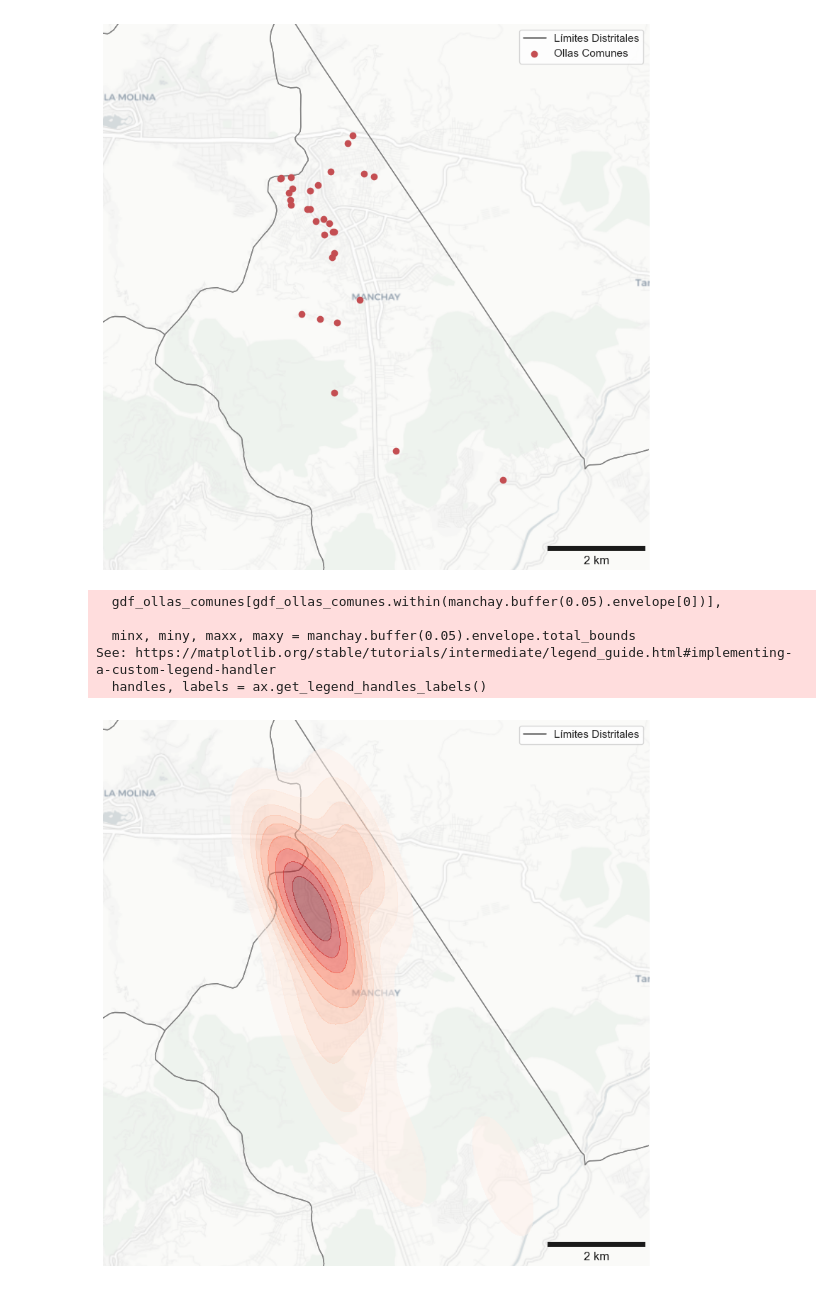
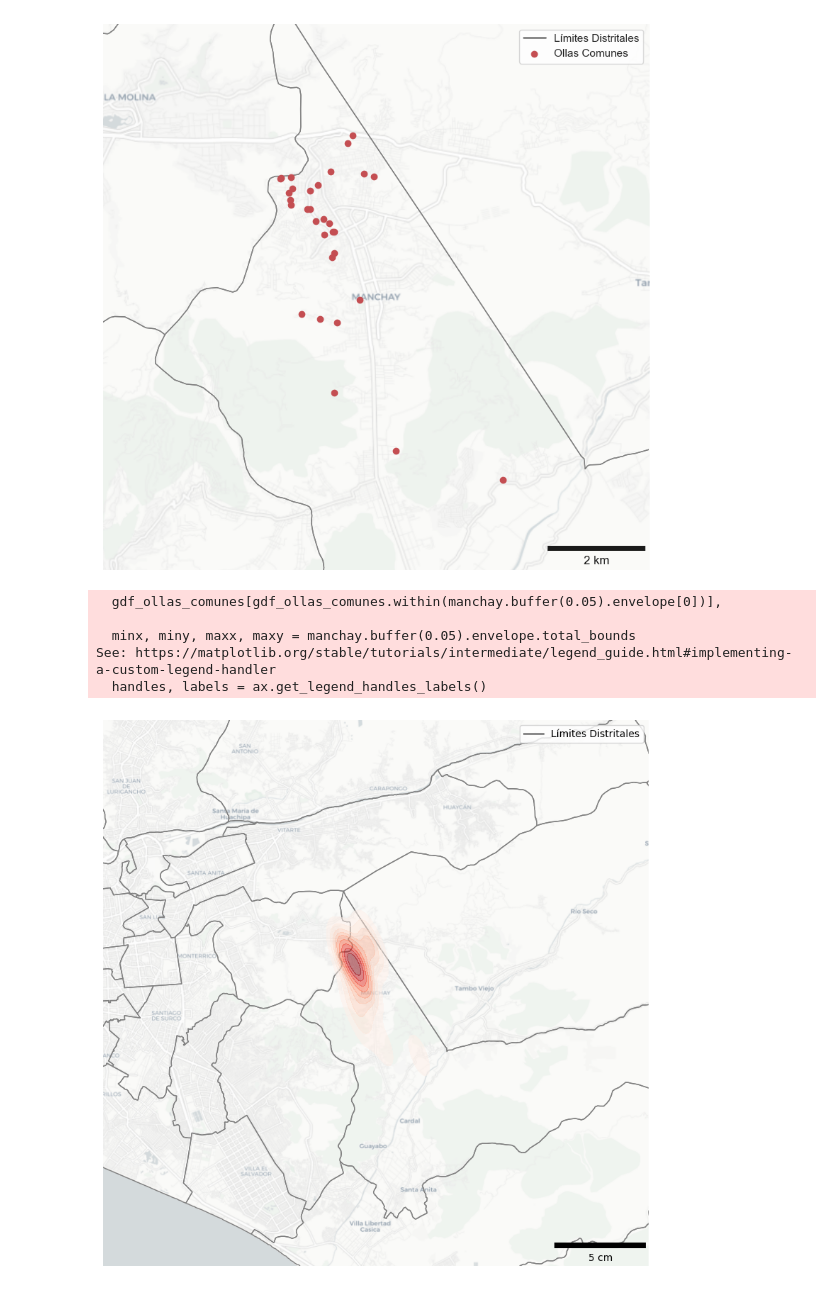
Before and after one commit to Claudio9701/proyecto-foodhub-lima, a Jupyter notebook: OllasComunesMaps.ipynb, the cells around one changed output. Saved outputs shown, nothing was run; the diff lists cells and outputs as text; code cells hidden in the pictures.

```diff
--- a/OllasComunesMaps.ipynb
+++ b/OllasComunesMaps.ipynb
@@ -48,5 +54,7 @@ gdf_ollas_comunes.plot()
 # %%
-lima_distritos = gpd.read_file("https://storage.googleapis.com/up_public_geodata/admin_bounds/peru/districts.zip")
+lima_distritos = gpd.read_file(
+    "https://storage.googleapis.com/up_public_geodata/admin_bounds/peru/districts.zip"
+)
 # %%
 lima_distritos.head()
 # %% [output]
@@ -66,3 +75,6 @@ KeyboardInterrupt:
+# %%
+MARGIN = 0.1
+distance_meters = Point(-74.3764, -9.1429).distance(Point(-75.3764, -9.1429))
 # %%
 ax = lima_distritos.plot(
     facecolor="none",
@@ -84,7 +96,9 @@ ax.set_xlim(minx - margins, maxx + margins)
 ax.set_ylim(miny - margins, maxy + margins)
 
 ax.set_axis_off()
-cx.add_basemap(ax=ax, source=cx.providers.CartoDB.Positron, crs="EPSG:4326", attribution="")
+cx.add_basemap(
+    ax=ax, source=cx.providers.CartoDB.Positron, crs="EPSG:4326", attribution=""
+)
 
 # Add label of the urbanization to the legend
 handles, labels = ax.get_legend_handles_labels()
@@ -125,7 +158,9 @@ ax.set_xlim(minx - margins, maxx + margins)
 ax.set_ylim(miny - margins, maxy + margins)
 
 ax.set_axis_off()
-cx.add_basemap(ax=ax, source=cx.providers.CartoDB.Positron, crs="EPSG:4326", attribution="")
+cx.add_basemap(
+    ax=ax, source=cx.providers.CartoDB.Positron, crs="EPSG:4326", attribution=""
+)
 
 # Add label of the urbanization to the legend
 handles, labels = ax.get_legend_handles_labels()
@@ -162,32 +197,34 @@ gplt.kdeplot(
     alpha=0.5,
     thresh=0.05,  # cbar=True, cbar_ax=cax,
 )
 
 minx, miny, maxx, maxy = manchay.buffer(0.05).envelope.total_bounds
 margins = MARGIN
 ax.set_xlim(minx - margins, maxx + margins)
 ax.set_ylim(miny - margins, maxy + margins)
 
 ax.set_axis_off()
-cx.add_basemap(ax=ax, source=cx.providers.CartoDB.Positron, crs="EPSG:4326", attribution="")
+cx.add_basemap(
+    ax=ax, source=cx.providers.CartoDB.Positron, crs="EPSG:4326", attribution=""
+)
 
 # Add label of the urbanization to the legend
 handles, labels = ax.get_legend_handles_labels()
 handles.insert(0, Line2D([0], [0], color="gray", lw=2, label="Límites Distritales"))
 labels.insert(0, "Límites Distritales")
 plt.legend(handles=handles, labels=labels, loc="upper right")
 
 ax.add_artist(ScaleBar(distance_meters, location="lower right", box_alpha=0))
 
 plt.savefig(
     "outputs/producto_3/maps/ollas_comunes_zoomed_heatmap.png",
     dpi=300,
     bbox_inches="tight",
 )
 # %% [output]
   gdf_ollas_comunes[gdf_ollas_comunes.within(manchay.buffer(0.05).envelope[0])],
 
   minx, miny, maxx, maxy = manchay.buffer(0.05).envelope.total_bounds
 See: https://matplotlib.org/stable/tutorials/intermediate/legend_guide.html#implementing-a-custom-legend-handler
   handles, labels = ax.get_legend_handles_labels()
-[figure, old version]
+[figure, new version]
```
Also changed, not shown: parts of 9 cells of this notebook.
